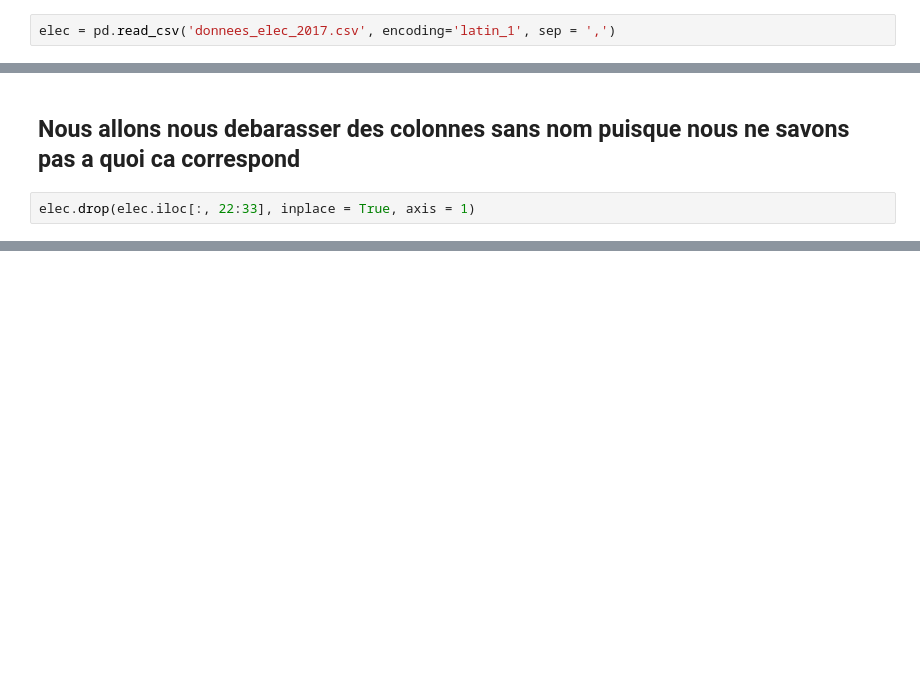
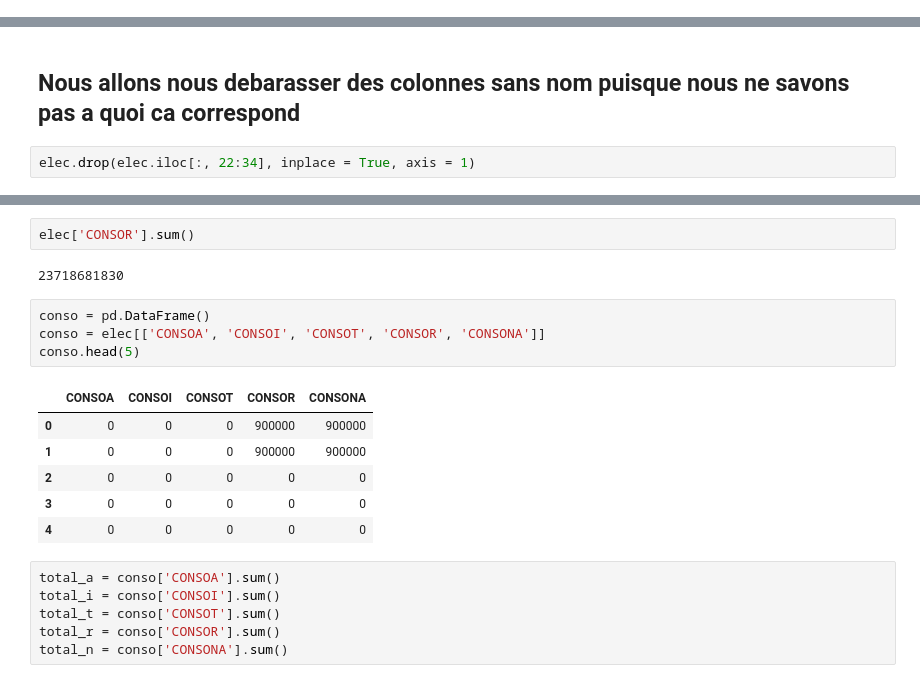
Before and after one commit to alexisskodak/Electricite, a Jupyter notebook: elec.ipynb, the cells around one changed output, grey strips where cells are left out. Drawn from its saved outputs; the diff is of its cells as text; blank space fills up the shorter version.

```diff
--- a/elec.ipynb
+++ b/elec.ipynb
@@ -5,5 +5,3 @@ import pandas as pd
 import matplotlib.pyplot as plt
 # %% [markdown]
 ## Creation du DataFrame principal
-# %%
-elec = pd.read_csv('donnees_elec_2017.csv', encoding='latin_1', sep = ',')
@@ -17,4 +21,4 @@ elec.head(2)
 # %% [markdown]
 ## Nous allons nous debarasser des colonnes sans nom puisque nous ne savons pas a quoi ca correspond
 # %%
-elec.drop(elec.iloc[:, 22:33], inplace = True, axis = 1)
+elec.drop(elec.iloc[:, 22:34], inplace = True, axis = 1)
@@ -20,0 +35,21 @@ elec.drop(elec.iloc[:, 22:33], inplace = True, axis = 1)
+# %%
+elec['CONSOR'].sum()
+# %% [output]
+23718681830
+# %%
+conso = pd.DataFrame()
+conso = elec[['CONSOA', 'CONSOI', 'CONSOT', 'CONSOR', 'CONSONA']]
+conso.head(5)
+# %% [output]
+|  | CONSOA | CONSOI | CONSOT | CONSOR | CONSONA |
+| 0 | 0 | 0 | 0 | 900000 | 900000 |
+| 1 | 0 | 0 | 0 | 900000 | 900000 |
+| 2 | 0 | 0 | 0 | 0 | 0 |
+| 3 | 0 | 0 | 0 | 0 | 0 |
+| 4 | 0 | 0 | 0 | 0 | 0 |
+# %%
+total_a = conso['CONSOA'].sum()
+total_i = conso['CONSOI'].sum()
+total_t = conso['CONSOT'].sum()
+total_r = conso['CONSOR'].sum()
+total_n = conso['CONSONA'].sum()
```
Also changed, not shown: parts of 11 cells of this notebook, 6 other files.
